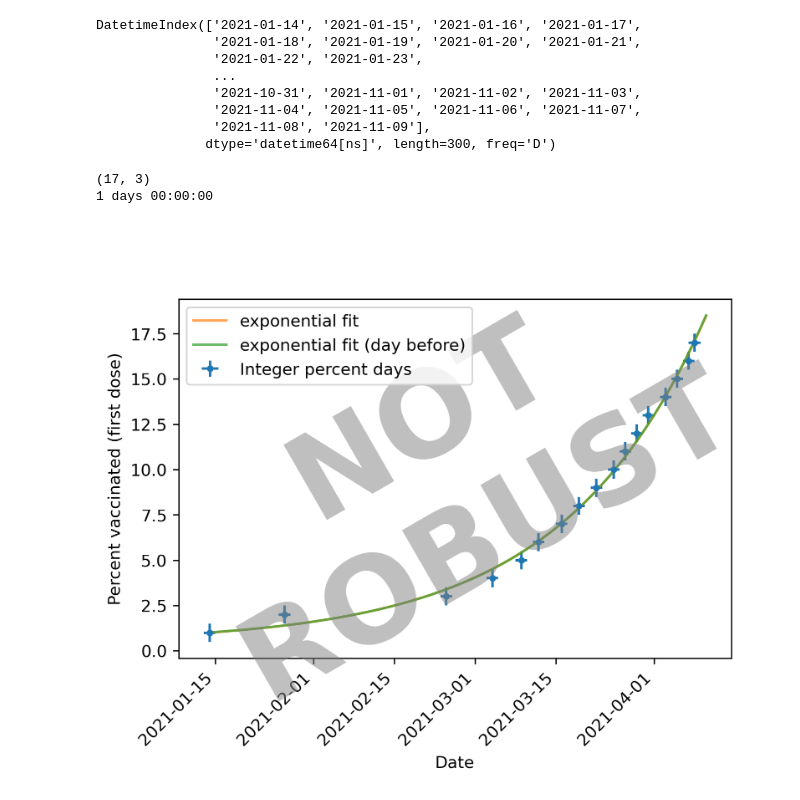
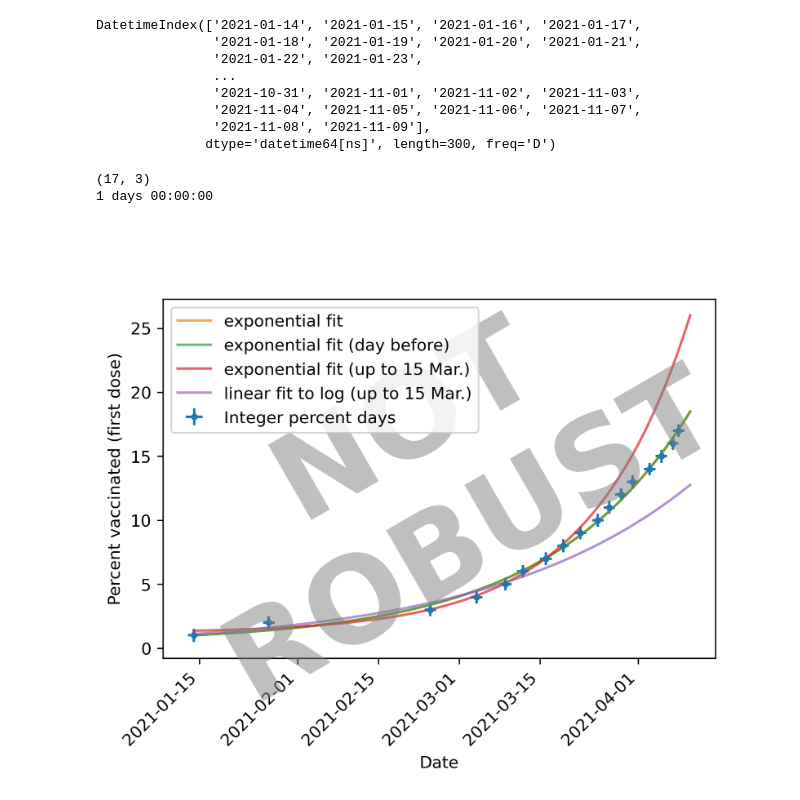
Before and after one commit to ac137/vacc-curvefit, a Jupyter notebook: vacc-curvefit.ipynb, the cells around one changed output. Cells and saved outputs as stored; diff of their text form; code cells hidden in the pictures.

Commit message:
I was asked to add more curves so here are more curves. will probably comment out later

```diff
--- a/vacc-curvefit.ipynb
+++ b/vacc-curvefit.ipynb
@@ -68,8 +68,9 @@ popt2, pcov2 = curve_fit(exp_func, x, y, p0=[popt[0], popt[1], 0.5])#,sigma=0.5*
 
 # 1 day previous
 popt3, pcov3 = curve_fit(exp_func, x[:-1], y[:-1], p0=[popt[0], popt[1], 0.5])
-# # 2 days previous
-# popt4, pcov4 = curve_fit(exp_func, x[:-2], y[:-2], p0=[popt[0], popt[1], 0.5])
+# orig. fit (from 15 mar.)
+popt4_l,pcov4_l = curve_fit(lin_func, x[:7], y2[:7])
+popt4, pcov4 = curve_fit(exp_func, x[:7], y[:7], p0=[popt4_l[0], popt4_l[1], 0.5])
 
 # exclude first day
 popt5, pcov5 = curve_fit(exp_func, x[1:],y[1:],p0=[popt[0],popt[1],0.5])
@@ -96,7 +97,9 @@ y_fit_2 = exp_func(x2_fit, popt2[0], popt2[1], popt2[2])
 
 y_fit_prev = exp_func(x2_fit, popt3[0],popt3[1],popt3[2])
 
-# y_fit_prev_2 = exp_func(x2_fit, popt4[0],popt4[1],popt4[2])
+# original fit
+y_fit_orig = exp_func(x2_fit, popt4[0],popt4[1],popt4[2])
+y_log_orig_l = np.exp(lin_func(x2_fit, popt4_l[0], popt4_l[1]))
 
 y_fit_excl1 = exp_func(x2_fit, popt5[0],popt5[1],popt5[2])
 # %% [output]
@@ -111,34 +114,39 @@ DatetimeIndex(['2021-01-14', '2021-01-15', '2021-01-16', '2021-01-17',
 # %%
 
 lim = 87
 print(df.shape)
 
 terr = pd.Timedelta(hours=24)
 print(terr)
 
 fig = plt.figure(dpi=300)
 # df.plot(x='dates', y='percent', style='.',ax=plt.gca())
 plt.errorbar(df['dates'].values, df['percent'].values, yerr=0.5,xerr=terr,fmt='.',label='Integer percent days')
 #plt.plot(x2[:lim], y_fit[:lim], label='linear fit to log')
 plt.plot(x2[:lim], y_fit_2[:lim], alpha=0.7, label='exponential fit')
 plt.plot(x2[:lim], y_fit_prev[:lim], alpha=0.7, label='exponential fit (day before)')
-# plt.plot(x2[:lim], y_fit_prev_2[:lim], alpha=0.7, label='exponential fit (2 days before)')
+plt.plot(x2[:lim], y_fit_orig[:lim], alpha=0.7, label='exponential fit (up to 15 Mar.)')
+# plt.plot(x2[:lim], y_fit_orig_l[:lim], alpha=0.7, label='linear fit (up to 15 Mar.)')
+
+plt.plot(x2[:lim], y_log_orig_l[:lim], alpha=0.7, label='linear fit to log (up to 15 Mar.)')
+
+
 # plt.plot(x2[:lim],np.ones(len(x2[:lim]))*10)
 # plt.plot(x2[:lim], y_fit_excl1[:lim], alpha=0.7, label='exponential fit (excl. day 1)')
 plt.xticks(rotation=45,ha='right')
 plt.ylabel('Percent vaccinated (first dose)')
 plt.xlabel('Date')
 ax = plt.gca()
 plt.legend()
 ax.text(0.5, 0.5, 'NOT\nROBUST', transform=ax.transAxes,
         fontsize=72, color='gray', alpha=0.5,
         ha='center', va='center', rotation='30',fontweight='bold')
 # plt.savefig('fit_{}_percent'.format(percent[-1]))
 plt.show()
 # %% [output]
 (17, 3)
 1 days 00:00:00
-[figure, old version]
+[figure, new version]
 # %%
 # predict next percent based on exponential fit (extremely speculative)
 
```
Also changed, not shown: parts of 2 cells of this notebook.
